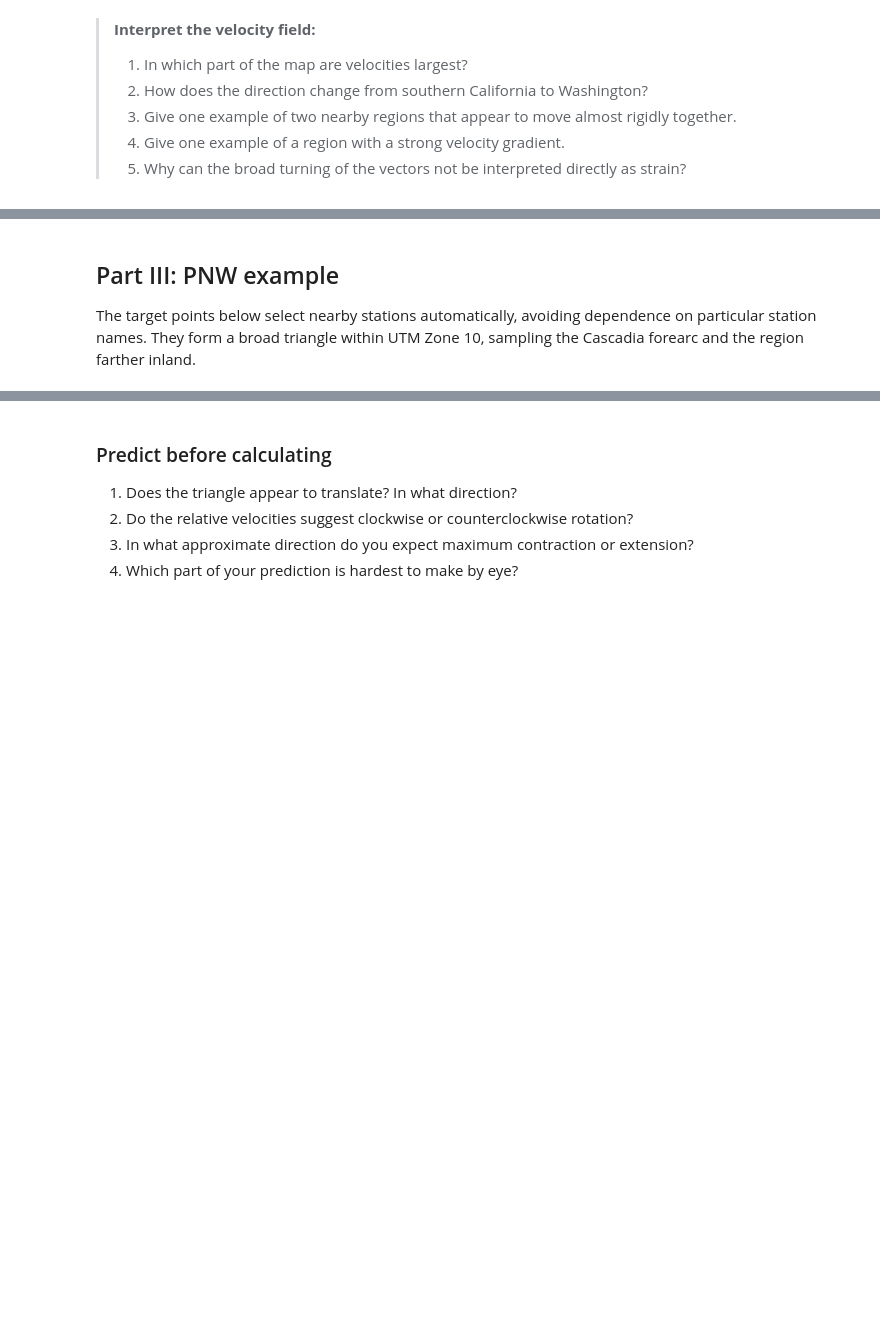
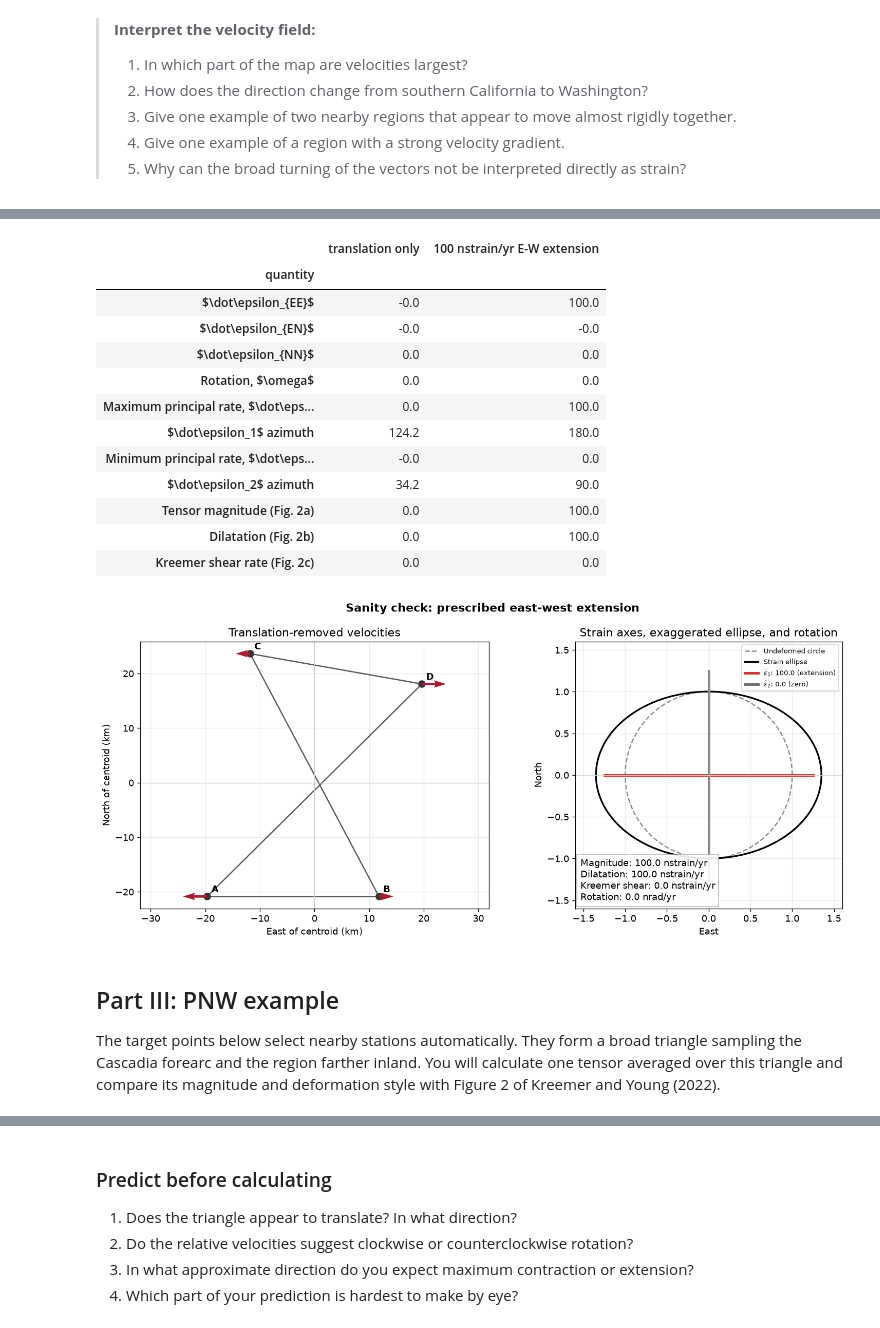
Before and after one commit to amtseismo/EPS166, a Jupyter notebook: notebooks/03_gnss_strain.ipynb, the cells around one changed output, grey strips where cells are left out. Saved outputs shown, nothing was run; the diff lists cells and outputs as text; code cells hidden in the pictures; blank space fills up the shorter version.

```diff
--- a/notebooks/03_gnss_strain.ipynb
+++ b/notebooks/03_gnss_strain.ipynb
@@ -330,28 +618,53 @@ Before using real data, verify that the calculation distinguishes translation, r
 # %%
 synthetic = pd.DataFrame({
-    "station": ["A", "B", "C", "D"],
+    "stat": ["A", "B", "C", "D"],
     "lon": [-123.2, -122.8, -123.1, -122.7],
     "lat": [44.8, 44.8, 45.2, 45.15],
-    "se": [0.1]*4,
-    "sn": [0.1]*4,
+    "sdve": [0.1] * 4,
+    "sdvn": [0.1] * 4,
 })
+
 x, y, _, _ = local_xy(synthetic.lon, synthetic.lat)
 
-# Translation only: every station moves 10 mm/yr east and 4 mm/yr north.
+# Case 1: translation only.
 synthetic["ve"] = 10.0
 synthetic["vn"] = 4.0
-test = fit_horizontal_strain(synthetic)
-assert abs(test["e1_nstrain_yr"]) < 1e-6
-assert abs(test["e2_nstrain_yr"]) < 1e-6
+translation_result = fit_horizontal_strain(synthetic)
 
-# Add 100 nanostrain/yr of east-west extension.
-synthetic["ve"] = 10.0 + (100e-9 * x) * 1e3
-test = fit_horizontal_strain(synthetic)
-assert np.isclose(test["e1_nstrain_yr"], 100.0, atol=1e-6)
-print("Sanity checks passed.")
+# Case 2: the same translation plus 100 nstrain/yr E-W extension.
+synthetic_extension = synthetic.copy()
+synthetic_extension["ve"] = 10.0 + (100e-9 * x) * 1e3
+extension_result = fit_horizontal_strain(synthetic_extension)
+
+sanity_comparison = pd.DataFrame({
+    "translation only": strain_summary_table(translation_result)["value"],
+    "100 nstrain/yr E-W extension": strain_summary_table(extension_result)["value"],
+})
+
+display(sanity_comparison)
+plot_strain_solution(
+    synthetic_extension,
+    extension_result,
+    "Sanity check: prescribed east-west extension",
+)
+# %% [output]
+|  | translation only | 100 nstrain/yr E-W extension |
+| quantity |  |  |
+| $\dot\epsilon_{EE}$ | -0.0 | 100.0 |
+| $\dot\epsilon_{EN}$ | -0.0 | -0.0 |
+| $\dot\epsilon_{NN}$ | 0.0 | 0.0 |
+| Rotation, $\omega$ | 0.0 | 0.0 |
+| Maximum principal rate, $\dot\eps... | 0.0 | 100.0 |
+| $\dot\epsilon_1$ azimuth | 124.2 | 180.0 |
+| Minimum principal rate, $\dot\eps... | -0.0 | 0.0 |
+| $\dot\epsilon_2$ azimuth | 34.2 | 90.0 |
+| Tensor magnitude (Fig. 2a) | 0.0 | 100.0 |
+| Dilatation (Fig. 2b) | 0.0 | 100.0 |
+| Kreemer shear rate (Fig. 2c) | 0.0 | 0.0 |
+[figure, added]
 # %% [markdown]
 ## Part III: PNW example
 
-The target points below select nearby stations automatically, avoiding dependence on particular station names. They form a broad triangle within UTM Zone 10, sampling the Cascadia forearc and the region farther inland.
+The target points below select nearby stations automatically. They form a broad triangle sampling the Cascadia forearc and the region farther inland. You will calculate one tensor averaged over this triangle and compare its magnitude and deformation style with Figure 2 of Kreemer and Young (2022).
 # %%
 def nearest_unique_stations(table, targets):
```
Also changed, not shown: parts of 36 cells of this notebook, 4 other files.
